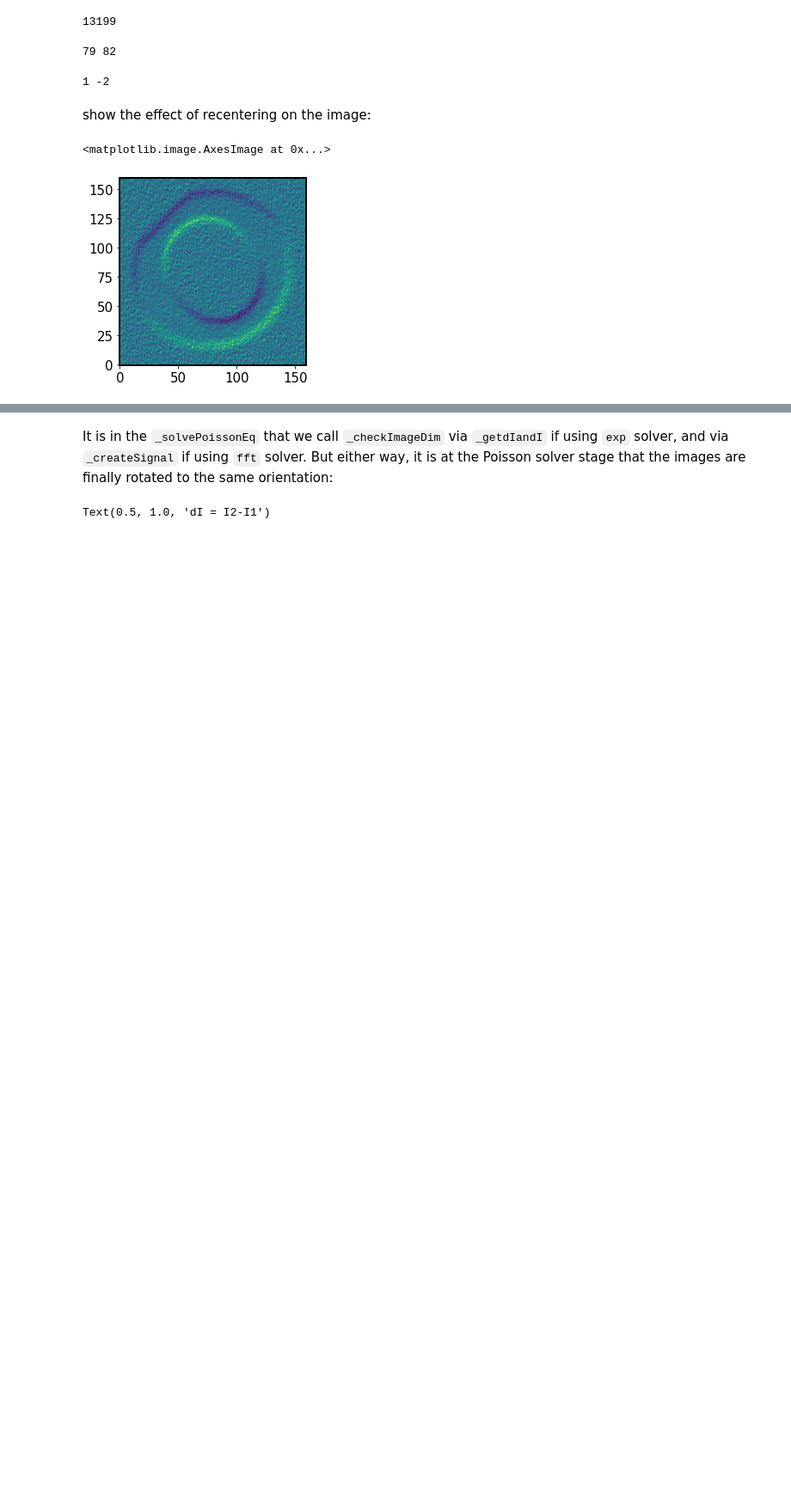
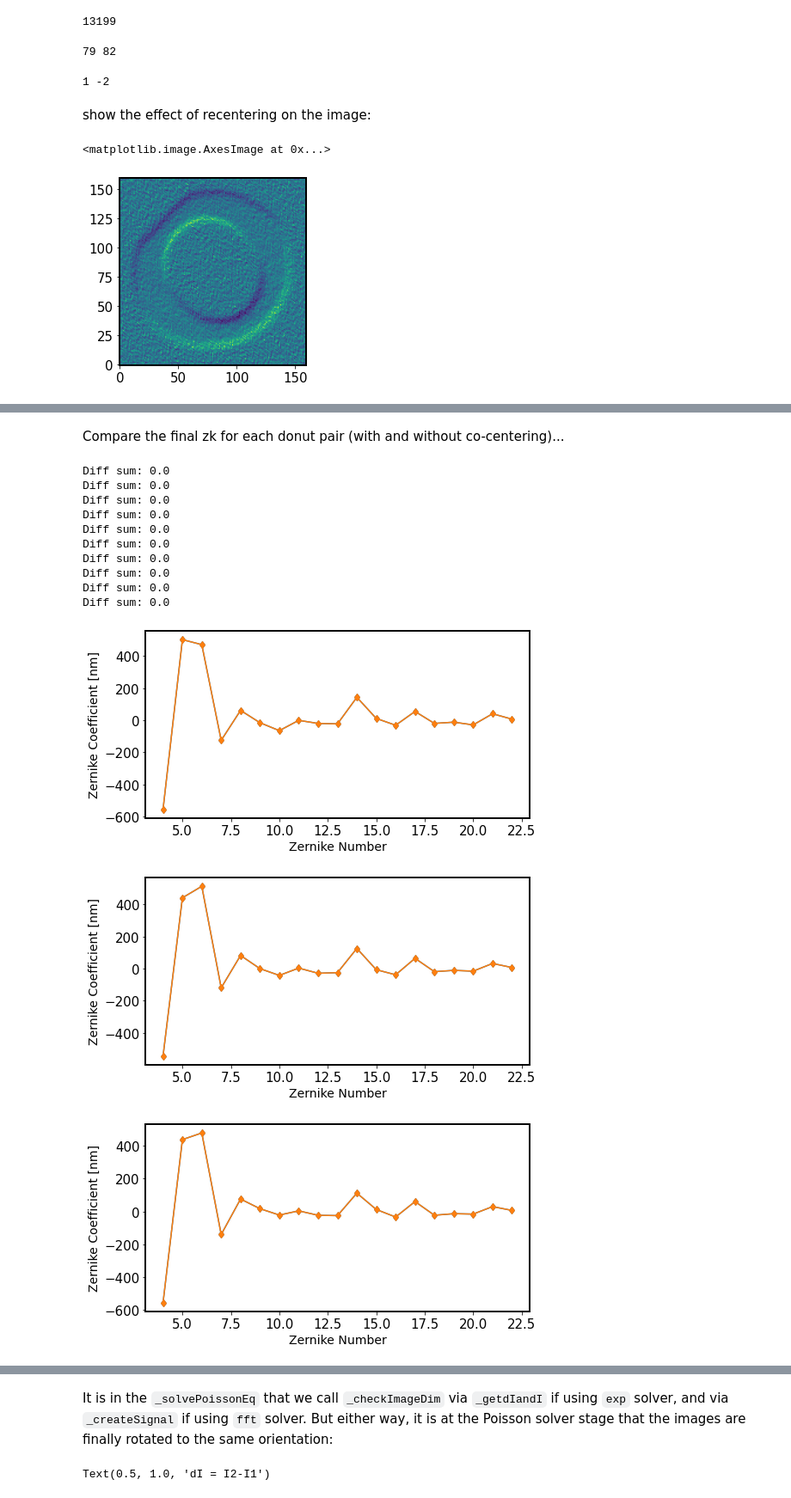
Before and after one commit to suberlak/AOS, a Jupyter notebook: AOS_DM-35922_cocenter_vs_recenter.ipynb, the cells around one changed output, grey strips where cells are left out. Shown at 86% size. Saved outputs shown, nothing was run; the diff lists cells and outputs as text; code cells hidden in the pictures; blank space fills up the shorter version.

```diff
--- a/AOS_DM-35922_cocenter_vs_recenter.ipynb
+++ b/AOS_DM-35922_cocenter_vs_recenter.ipynb
@@ -1340,0 +1631,39 @@ for row in titles.keys():
+# %% [markdown]
+Compare the final zk for each donut pair (with and without co-centering)...
+# %%
+i=1
+for j in range(10):
+
+    fname = f'DM-35922_store_extra-{i}_intra-{j}_doCocenter.npy'
+    store0 = np.load(fname, allow_pickle=True).item()
+
+    fname = f'DM-35922_store_extra-{i}_intra-{j}_noCocenter.npy'
+    store1 = np.load(fname, allow_pickle=True).item()
+
+    fig,ax = plt.subplots(1,1,figsize=(8,4))
+    zk0 = store0[14]['zer4UpNm']
+    zk1 = store1[14]['zer4UpNm']
+
+    plt.plot(np.arange(4, 23),zk0, '-d', label=f'{co}Center',
+                )
+
+    plt.plot(np.arange(4, 23),zk1, '-d', label=f'{co}Center',
+                )
+
+    plt.xlabel('Zernike Number', size=14)
+    plt.ylabel('Zernike Coefficient [nm]', size=14)
+    print('Diff sum:', np.sum(zk0-zk1))
+# %% [output]
+Diff sum: 0.0
+Diff sum: 0.0
+Diff sum: 0.0
+Diff sum: 0.0
+Diff sum: 0.0
+Diff sum: 0.0
+Diff sum: 0.0
+Diff sum: 0.0
+Diff sum: 0.0
+Diff sum: 0.0
+[figure, added]
+[figure, added]
+[figure, added]
```
Also changed, not shown: parts of 40 cells of this notebook.
